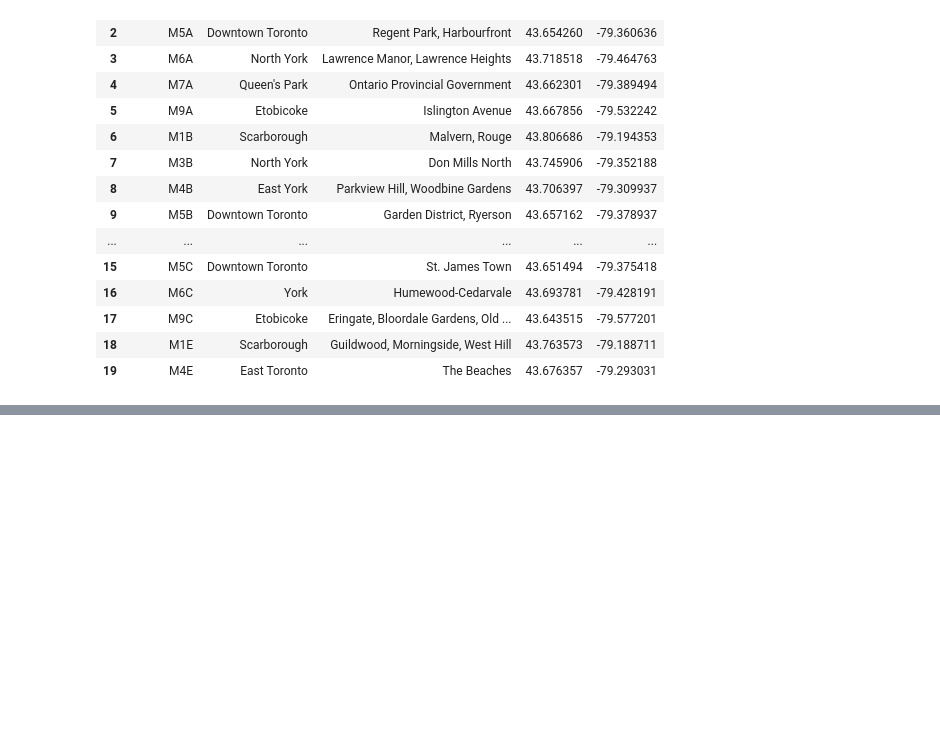
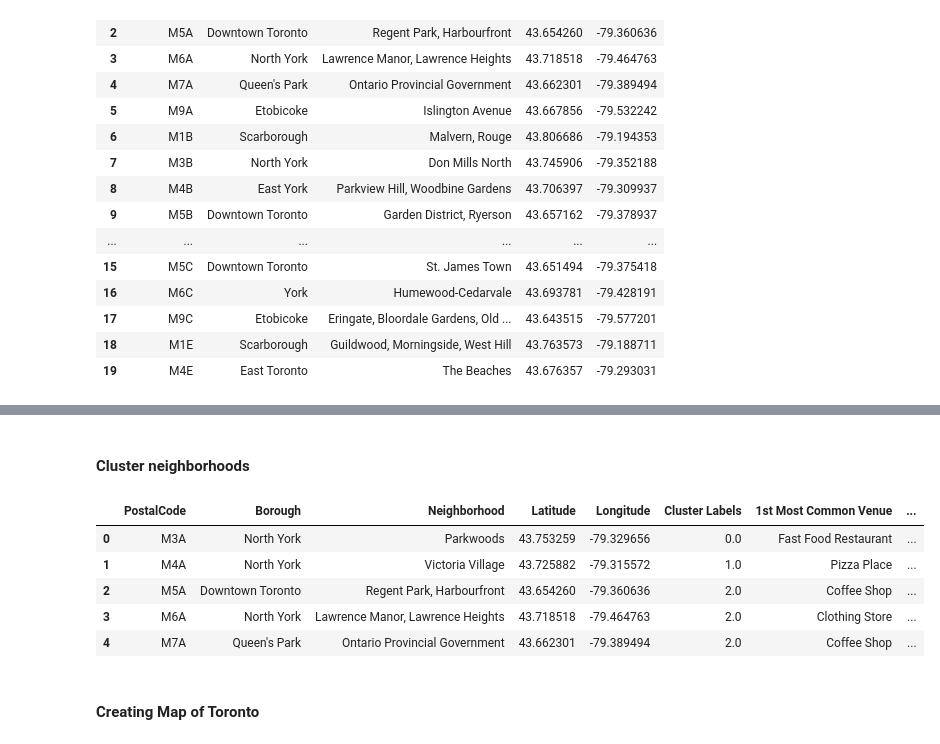
Before and after one commit to sunbeststar/capstone, a Jupyter notebook: TorontoClustering.ipynb, the cells around one changed output, grey strips where cells are left out. Drawn from its saved outputs; the diff is of its cells as text; code cells hidden in the pictures; blank space fills up the shorter version.

```diff
--- a/TorontoClustering.ipynb
+++ b/TorontoClustering.ipynb
@@ -72,0 +87,5 @@ df.head(20)
+# %%
+CLIENT_ID = 'AHPDQ1TXVT5VIXNH14HOY4ITAL3SXYEMMEAG3GOV3AWZIHJY' # your Foursquare ID
+CLIENT_SECRET = 'DIPMX4BAFMZG4DOPSOSSV0PEUPDI13X0W5JEROMQOEWTIU2X' # your Foursquare Secret
+VERSION = '20180605' # Foursquare API version
+LIMIT = 100 # A default Foursquare API limit value
@@ -72,0 +160,6 @@ df.head(20)
+# %%
+print('There are {} uniques categories.'.format(len(toronto_venues['Venue Category'].unique())))
+toronto_onehot = pd.get_dummies(toronto_venues[['Venue Category']], prefix="_", prefix_sep="")
+
+toronto_onehot.insert(loc=0, column='Neighborhood', value=toronto_venues['Neighborhood'])
+toronto_onehot.head()
@@ -72,0 +216,30 @@ df.head(20)
+# %% [markdown]
+#### Cluster neighborhoods
+# %%
+# set number of clusters
+kclusters = 5
+
+toronto_grouped_clustering = toronto_grouped.drop('Neighborhood', 1)
+
+# run k-means clustering
+kmeans = KMeans(n_clusters=kclusters, random_state=0).fit(toronto_grouped_clustering)
+# check cluster labels generated for each row in the dataframe
+kmeans.labels_
+
+# add clustering labels
+neighborhoods_venues_sorted.insert(0, 'Cluster Labels', kmeans.labels_)
+toronto_merged = df
+
+# merge manhattan_grouped with manhattan_data to add latitude/longitude for each neighborhood
+toronto_merged = toronto_merged.join(neighborhoods_venues_sorted.set_index('Neighborhood'), on='Neighborhood')
+
+toronto_merged.head() # check the last columns!
+# %% [output]
+|  | PostalCode | Borough | Neighborhood | Latitude | Longitude | Cluster Labels | 1st Most Common Venue | ... |
+| 0 | M3A | North York | Parkwoods | 43.753259 | -79.329656 | 0.0 | Fast Food Restaurant | ... |
+| 1 | M4A | North York | Victoria Village | 43.725882 | -79.315572 | 1.0 | Pizza Place | ... |
+| 2 | M5A | Downtown Toronto | Regent Park, Harbourfront | 43.654260 | -79.360636 | 2.0 | Coffee Shop | ... |
+| 3 | M6A | North York | Lawrence Manor, Lawrence Heights | 43.718518 | -79.464763 | 2.0 | Clothing Store | ... |
+| 4 | M7A | Queen's Park | Ontario Provincial Government | 43.662301 | -79.389494 | 2.0 | Coffee Shop | ... |
+# %% [markdown]
+#### Creating Map of Toronto
```
Also changed, not shown: parts of 14 cells of this notebook.
